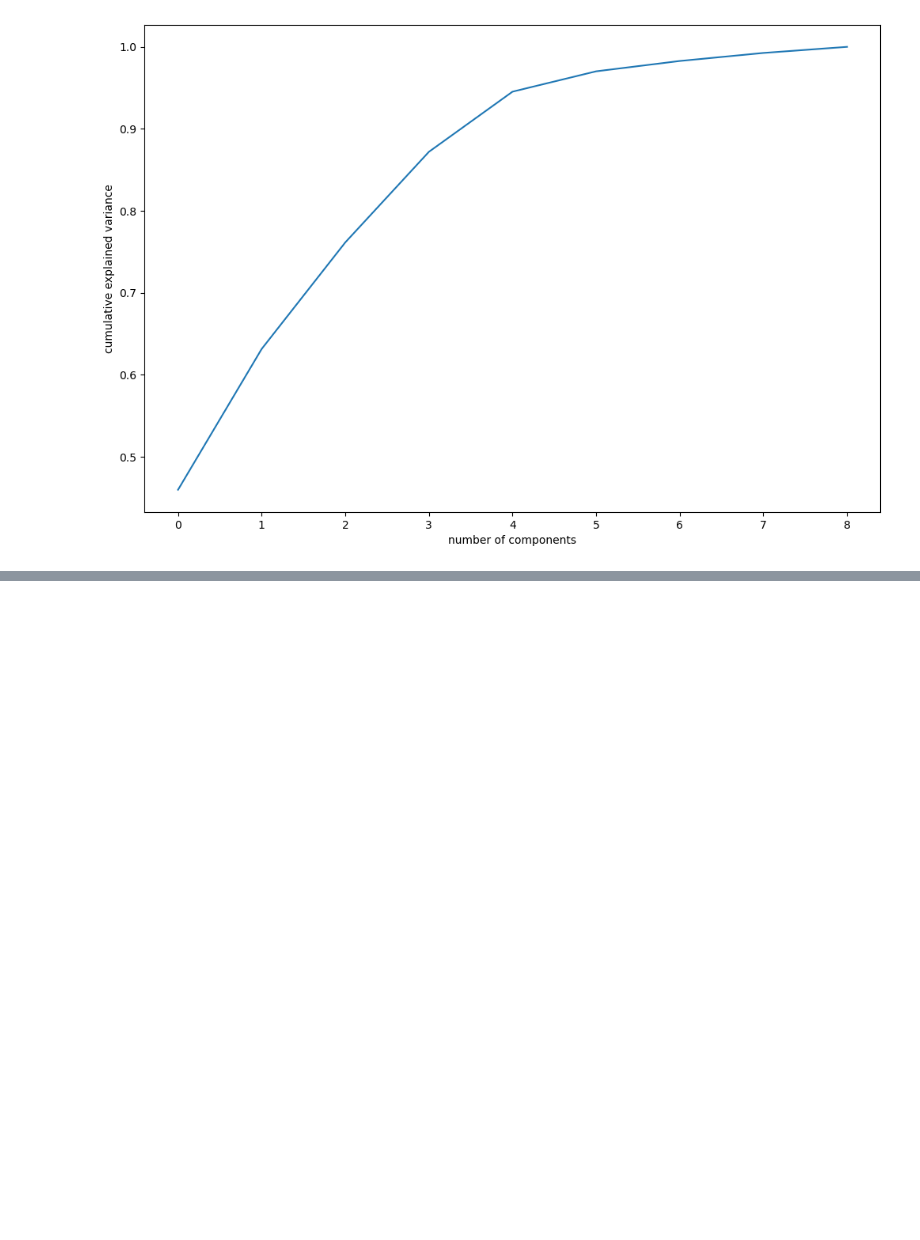
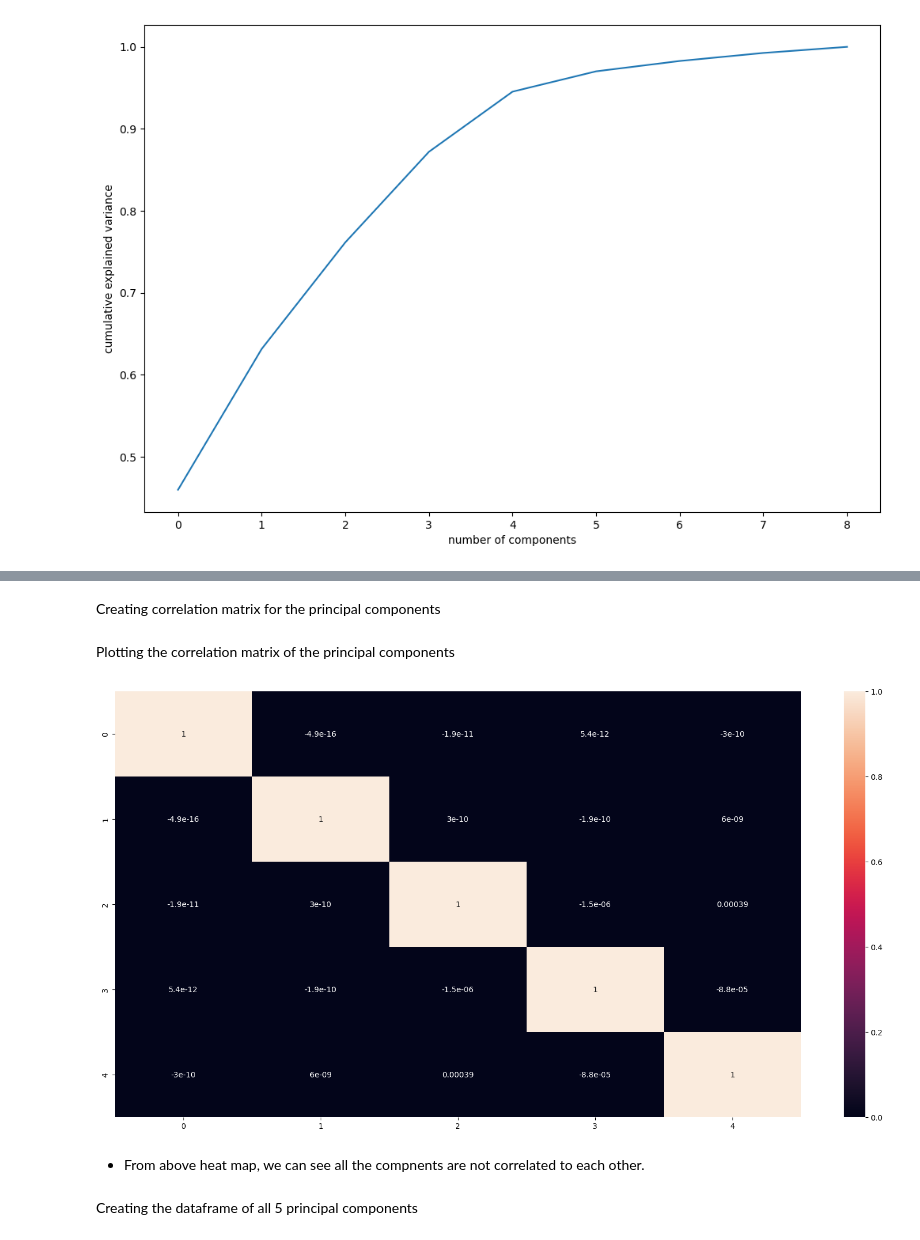
Before and after one commit to Codderadu/Assigment, a Jupyter notebook: ML/Unsupervised_ML(country_kmeans and pca).ipynb, the cells around one changed output, grey strips where cells are left out. Drawn from its saved outputs; the diff is of its cells as text; code cells hidden in the pictures; blank space fills up the shorter version.

```diff
--- a/ML/Unsupervised_ML(country_kmeans and pca).ipynb
+++ b/ML/Unsupervised_ML(country_kmeans and pca).ipynb
@@ -212,0 +231,7 @@ plt.show()
+# %%
+from sklearn.decomposition import IncrementalPCA
+pca_final = IncrementalPCA(n_components=5)
+# %%
+df_pca = pca_final.fit_transform(df_temp)
+df_pca.shape
+df_pca
@@ -212,0 +258,2 @@ plt.show()
+# %%
+pc = np.transpose(df_pca)
@@ -212,0 +280,17 @@ plt.show()
+# %% [markdown]
+Creating correlation matrix for the principal components
+# %%
+corrmat = np.corrcoef(pc)
+# %% [markdown]
+Plotting the correlation matrix of the principal components
+# %%
+%matplotlib inline
+plt.figure(figsize = (20,10))
+sns.heatmap(corrmat,annot = True)
+plt.show()
+# %% [output]
+[figure, added]
+# %% [markdown]
+- From above heat map, we can see all the compnents are not correlated to each other.
+# %% [markdown]
+Creating the dataframe of all 5 principal components
```
Also changed, not shown: parts of 93 cells of this notebook.
